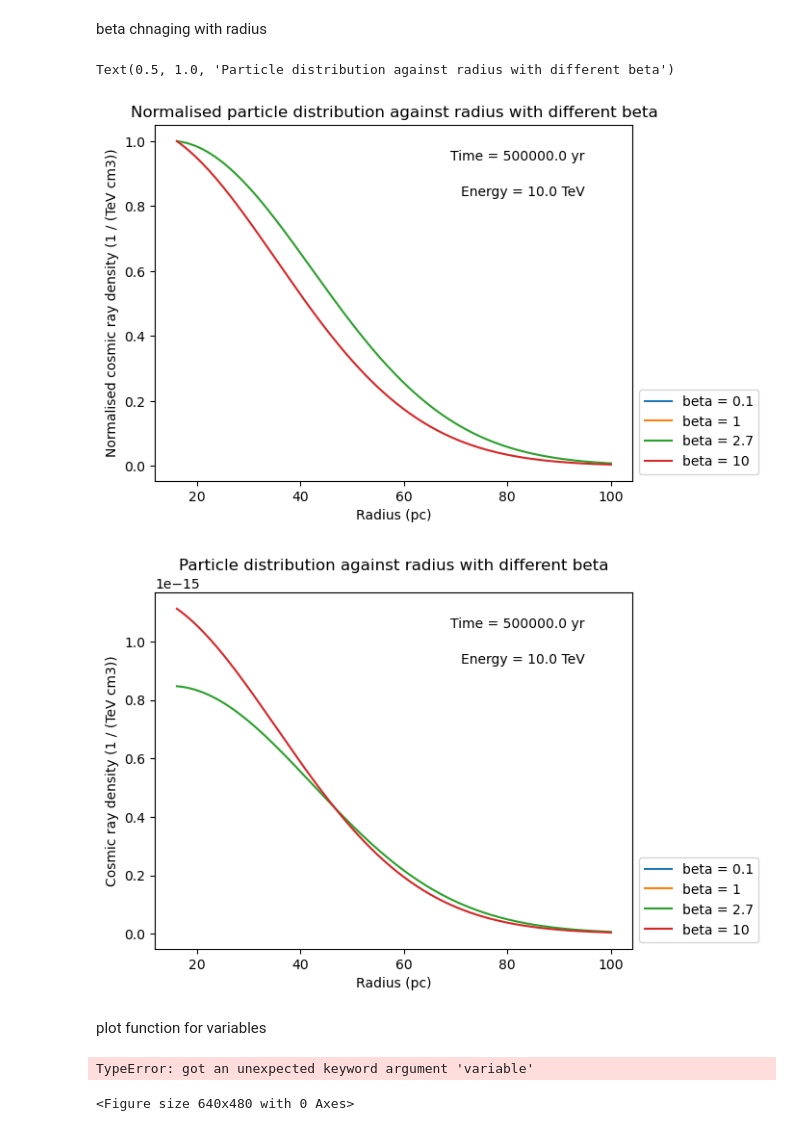
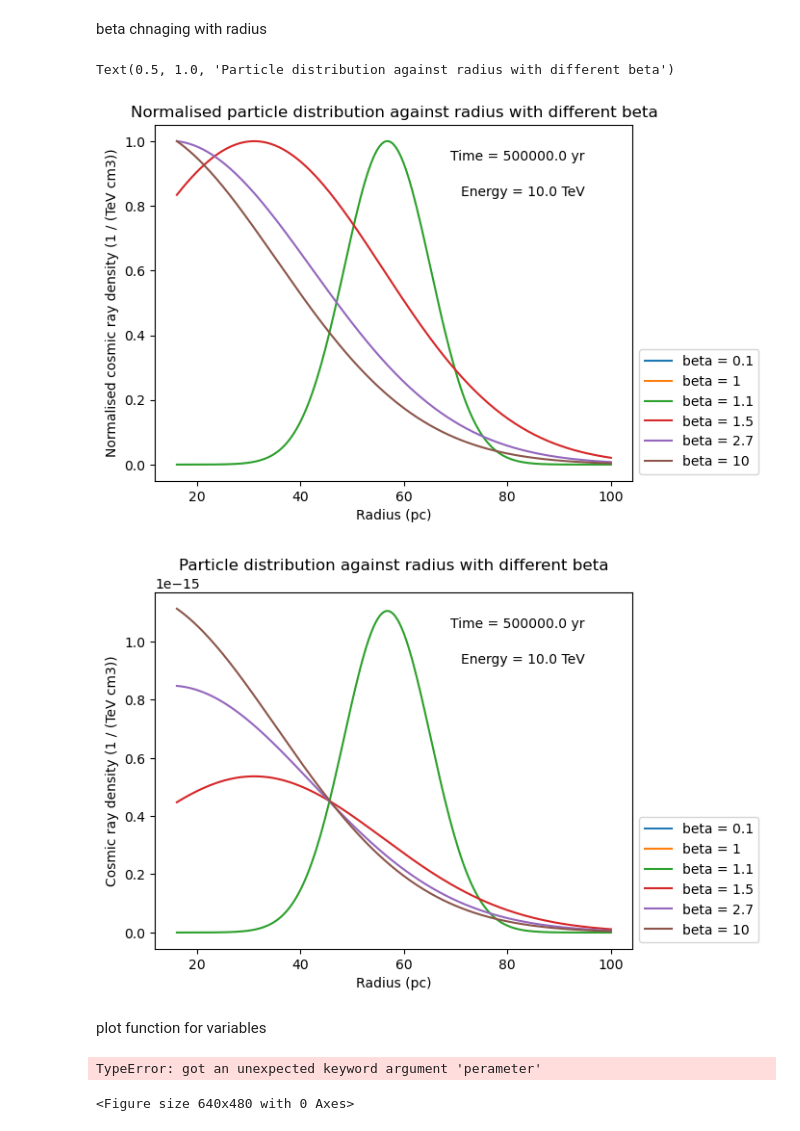
Before and after one commit to JoeBannouna/snr-prac, a Jupyter notebook: ShellInject.ipynb, the cells around one changed output. Cells and saved outputs as stored; diff of their text form; code cells hidden in the pictures.

```diff
--- a/ShellInject.ipynb
+++ b/ShellInject.ipynb
@@ -292,7 +292,7 @@ Changing beta against energy at different t
 t = 200*u.kyr
 R = 20*u.pc
 
-beta = [0.1, 1, 2.47, 10]
+beta = [0.1, 1, 1.1, 1.5, 2.7, 10]
 
 plt.figure()
 for i in beta:
@@ -331,36 +331,36 @@ beta chnaging with radius
 t = 5e5*u.yr
 E = 10*u.TeV
 
 Rs = np.linspace(Rshell(E), 100*u.pc, 200)
 
-beta = [0.1, 1, 2.7, 10]
+beta = [0.1, 1, 1.1, 1.5, 2.7, 10]
 
 plt.figure()
 for i in beta:
     plt.plot(Rs, distribution(E, Rs, t, beta = i)/np.max(distribution(E, Rs, t, beta = i)), label=f"beta = {i}")
 
 plt.legend(loc='lower left', bbox_to_anchor=(1, 0))
 plt.xlabel(f"Radius ({Rs.unit})")
 plt.ylabel(f"Normalised cosmic ray density ({distribution(E, Rs, t).unit})")
 plt.text(0.9, 0.9, f"Time = {t}", transform = plt.gca().transAxes, horizontalalignment="right")
 plt.text(0.9, 0.8, f"Energy = {E}", transform = plt.gca().transAxes, horizontalalignment="right")
 plt.title("Normalised particle distribution against radius with different beta")
 
 
 plt.figure()
 for i in beta:
     plt.plot(Rs, distribution(E, Rs, t, beta = i), label=f"beta = {i}")
 
 plt.legend(loc='lower left', bbox_to_anchor=(1, 0))
 plt.xlabel(f"Radius ({Rs.unit})")
 plt.ylabel(f"Cosmic ray density ({distribution(E, Rs[0], t).unit})")
 plt.text(0.9, 0.9, f"Time = {t}", transform = plt.gca().transAxes, horizontalalignment="right")
 plt.text(0.9, 0.8, f"Energy = {E}", transform = plt.gca().transAxes, horizontalalignment="right")
 plt.title("Particle distribution against radius with different beta")
 # %% [output]
 Text(0.5, 1.0, 'Particle distribution against radius with different beta')
-[figure, old version]
+[figure, new version]
-[figure, old version]
+[figure, new version]
 # %% [markdown]
 plot function for variables
 # %%
@@ -413,5 +413,5 @@ def plotVar(xaxis, variable, variablespace):
 # %%
-plotVar(E, alpha, [1, 1e30, 1e52, 1e100])
+plotVar(E, 'alpha', [1, 1e30, 1e52, 1e100])
 # %% [output]
-TypeError: got an unexpected keyword argument 'variable'
+TypeError: got an unexpected keyword argument 'perameter'
 <Figure size 640x480 with 0 Axes>
```
Also changed, not shown: parts of 2 cells of this notebook.
